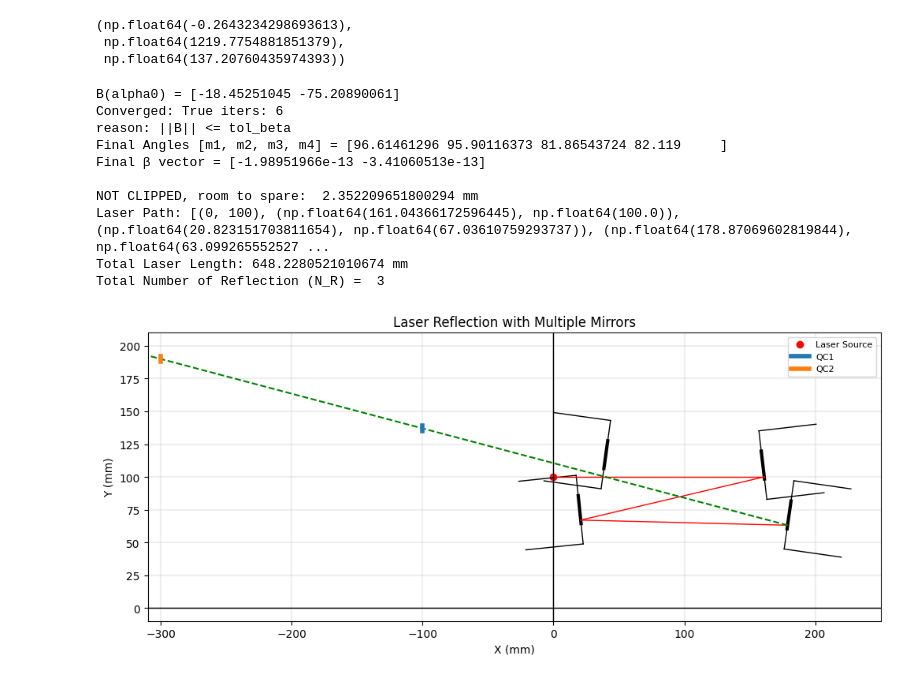
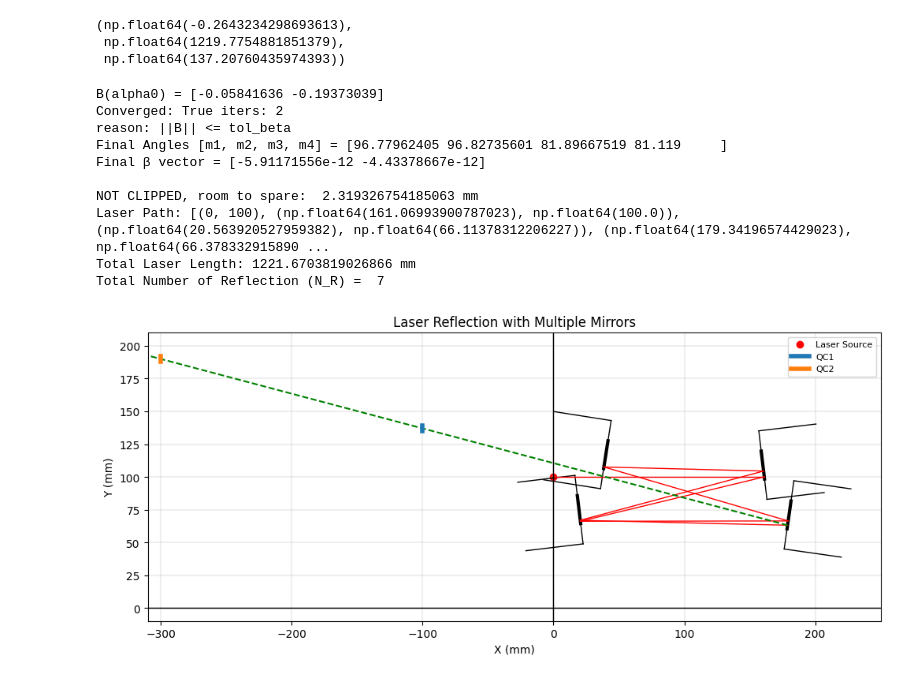
Before and after one commit to hallthomas3612/delay-line, a Jupyter notebook: delay_line_sim_with_aligner.ipynb, the cells around one changed output. Saved outputs shown, nothing was run; the diff lists cells and outputs as text; code cells hidden in the pictures.

```diff
--- a/delay_line_sim_with_aligner.ipynb
+++ b/delay_line_sim_with_aligner.ipynb
@@ -419,16 +419,16 @@ def calc_jacobian(m1cx, m1cy, m2cx, m2cy, m3cx, m3cy, m4cx, m4cy, m1a, m2a, m3a,
 
 m1cx = 160
 m1cy = 109 #M1, (x,y)
-m2cx = 20
+m2cx = 19.5
 m2cy = 75 #M2, (x,y)
 m3cx = 180
 m3cy = 71 #M3, (x,y)
 m4cx = 40
 m4cy = 117 #M4, (x,y)
-m1a0 = 96.74
-m2a0 = 96.8
-m3a0 = 81.91
-m4a0 = 82.119
+m1a0 = 96.764
+m2a0 = 96.825
+m3a0 = 81.919
+m4a0 = 81.119
 # %%
 #import angle alignment functions from python classes (must download laser_align.py)
 
@@ -462,46 +462,47 @@ def B_fn(alpha: np.ndarray) -> np.ndarray:
 
 def J_fn(alpha: np.ndarray) -> np.ndarray:
     m1a, m2a, m3a = map(float, alpha)
     J = calc_jacobian(
         geom['m1cx'], geom['m1cy'],
         geom['m2cx'], geom['m2cy'],
         geom['m3cx'], geom['m3cy'],
         geom['m4cx'], geom['m4cy'],
         m1a, m2a, m3a, m4a_fixed,
         m1da, m2da, m3da
     )
     return np.asarray(J, float)   # already divided by 2*da in your code
 
 # start with mirrors 1–3; mirror 4 is fixed at m4a_fixed
 alpha0 = np.array([m1a0, m2a0, m3a0], float)
 
 # original beta
 print("B(alpha0) =", B_fn(alpha0))           # -> length-2
 
-cfg = AlignConfig(damping=1e-3, tol_beta=1e-10, max_iters=100, verbose=True)
+cfg = AlignConfig(damping=1e-3, tol_beta=1e-10, max_iters=1000, verbose=True)
 res = align_mirrors(J_fn, B_fn, alpha0, cfg)
 
 final_angles = np.array([res.alpha[0], res.alpha[1], res.alpha[2], m4a_fixed])
 final_B = B_fn(res.alpha)
 print("Converged:", res.converged, "iters:", res.iters, "\nreason:", res.reason)
 print("Final Angles [m1, m2, m3, m4] =", final_angles)
 print(f"Final β vector = {final_B}\n")
 
-#To see plot, clipping, reflections, etc after alignment
-execution(160, 109, #M1, (x,y)
-          20, 75, #M2, (x,y)
-          180, 71, #M3, (x,y)
-          40, 117, #M4, (x,y)
-          final_angles[0], final_angles[1], final_angles[2], final_angles[3]) # Angle from positive x-axis (M1, M2, M3, M4)
+execution(
+    m1cx, m1cy,
+    m2cx, m2cy,
+    m3cx, m3cy,
+    m4cx, m4cy,
+    final_angles[0], final_angles[1], final_angles[2], final_angles[3]
+)
 # %% [output]
-B(alpha0) = [-18.45251045 -75.20890061]
-Converged: True iters: 6
+B(alpha0) = [-0.05841636 -0.19373039]
+Converged: True iters: 2
 reason: ||B|| <= tol_beta
-Final Angles [m1, m2, m3, m4] = [96.61461296 95.90116373 81.86543724 82.119     ]
-Final β vector = [-1.98951966e-13 -3.41060513e-13]
+Final Angles [m1, m2, m3, m4] = [96.77962405 96.82735601 81.89667519 81.119     ]
+Final β vector = [-5.91171556e-12 -4.43378667e-12]
 
-NOT CLIPPED, room to spare:  2.352209651800294 mm
-Laser Path: [(0, 100), (np.float64(161.04366172596445), np.float64(100.0)), (np.float64(20.823151703811654), np.float64(67.03610759293737)), (np.float64(178.87069602819844), np.float64(63.099265552527 ...
-Total Laser Length: 648.2280521010674 mm
-Total Number of Reflection (N_R) =  3
+NOT CLIPPED, room to spare:  2.319326754185063 mm
+Laser Path: [(0, 100), (np.float64(161.06993900787023), np.float64(100.0)), (np.float64(20.563920527959382), np.float64(66.11378312206227)), (np.float64(179.34196574429023), np.float64(66.378332915890 ...
+Total Laser Length: 1221.6703819026866 mm
+Total Number of Reflection (N_R) =  7
-[figure, old version]
+[figure, new version]
```
Also changed, not shown: parts of 2 cells of this notebook.
